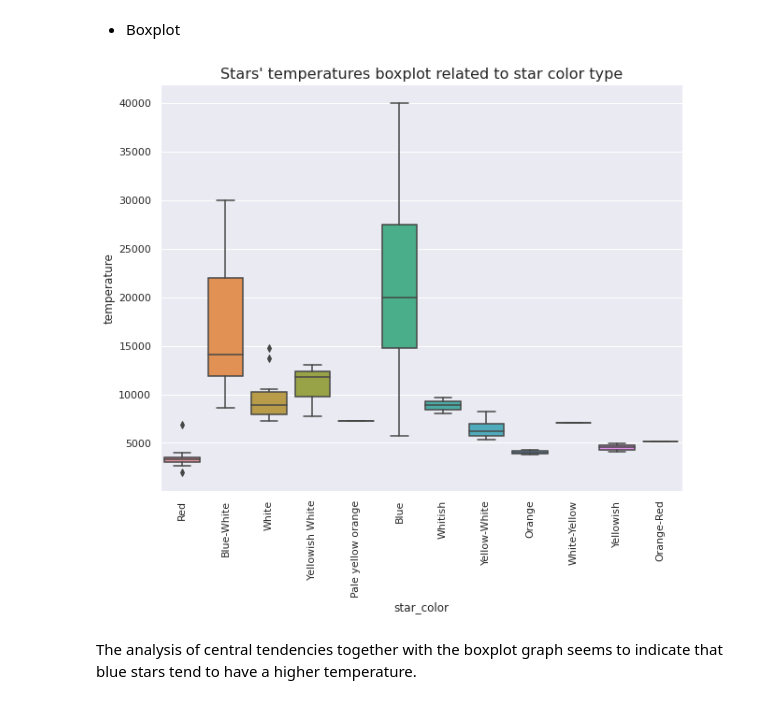
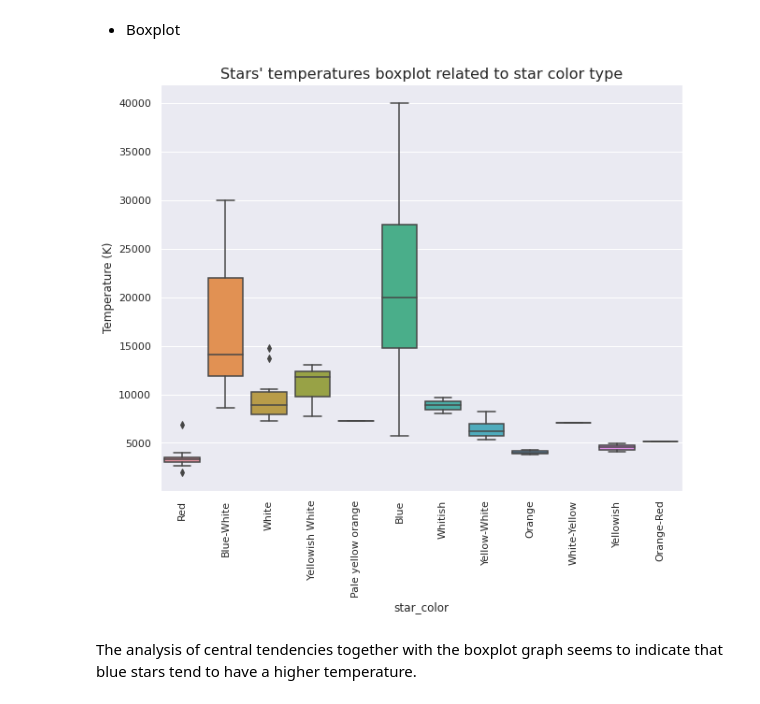
Before and after one commit to DamodaraBarbosa/machine_learning_studies, a Jupyter notebook: Star_type_prediction.ipynb, the cells around one changed output. Drawn from its saved outputs; the diff is of its cells as text; code cells hidden in the pictures.

```diff
--- a/Star_type_prediction.ipynb
+++ b/Star_type_prediction.ipynb
@@ -410,11 +411,12 @@ plt.show()
 # %%
 plt.figure(figsize= (10, 8))
 ax = sns.boxplot(data= df, x= 'star_color', y= 'temperature')
 ax.set_title("Stars' temperatures boxplot related to star color type", fontsize= 16)
+plt.ylabel('Temperature (K)')
 plt.xticks(rotation= '90')
 plt.show()
 # %% [output]
-[figure, old version]
+[figure, new version]
 # %% [markdown]
 The analysis of central tendencies together with the boxplot graph seems to indicate that blue stars tend to have a higher temperature.
 # %% [markdown]
```
Also changed, not shown: parts of 3 cells of this notebook.
